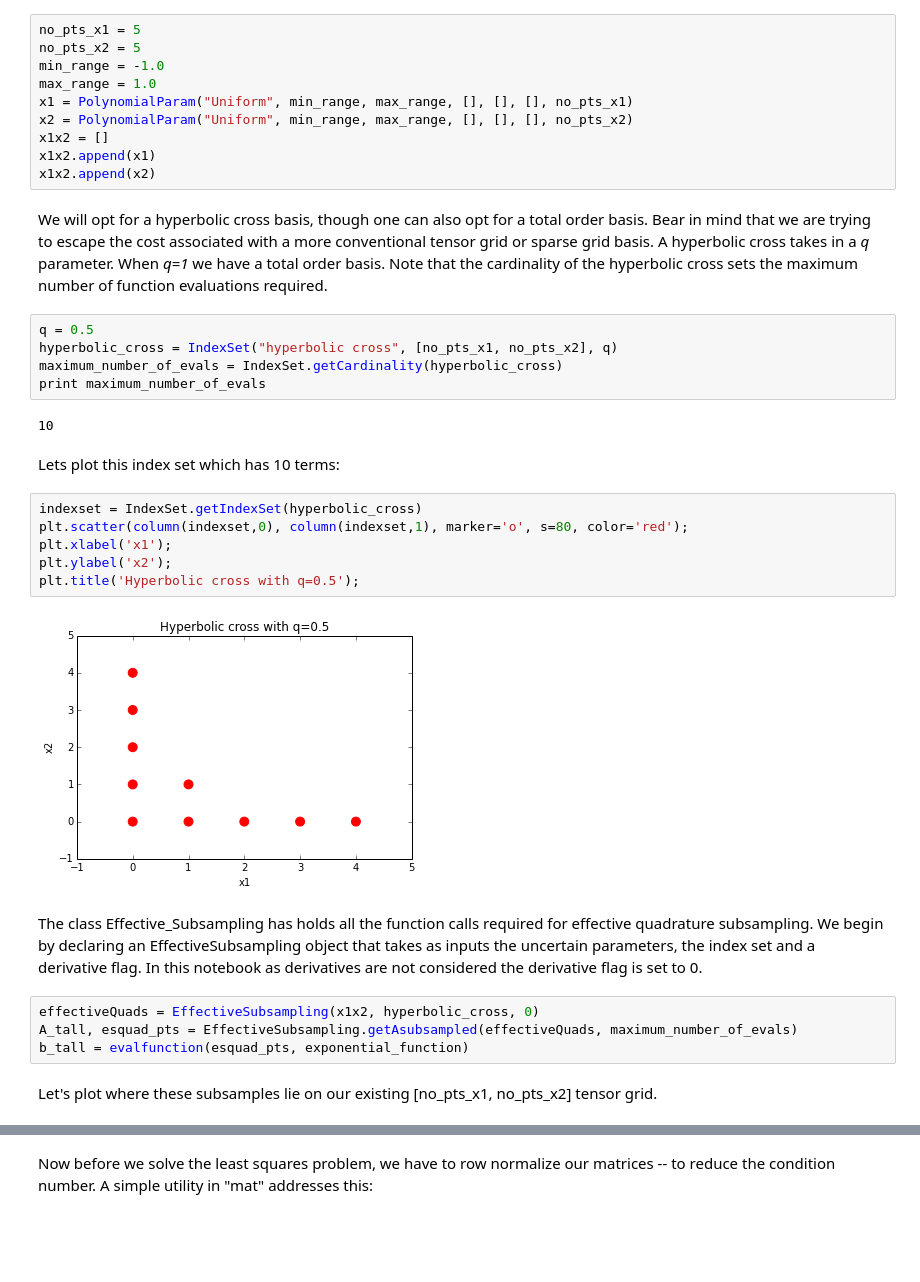
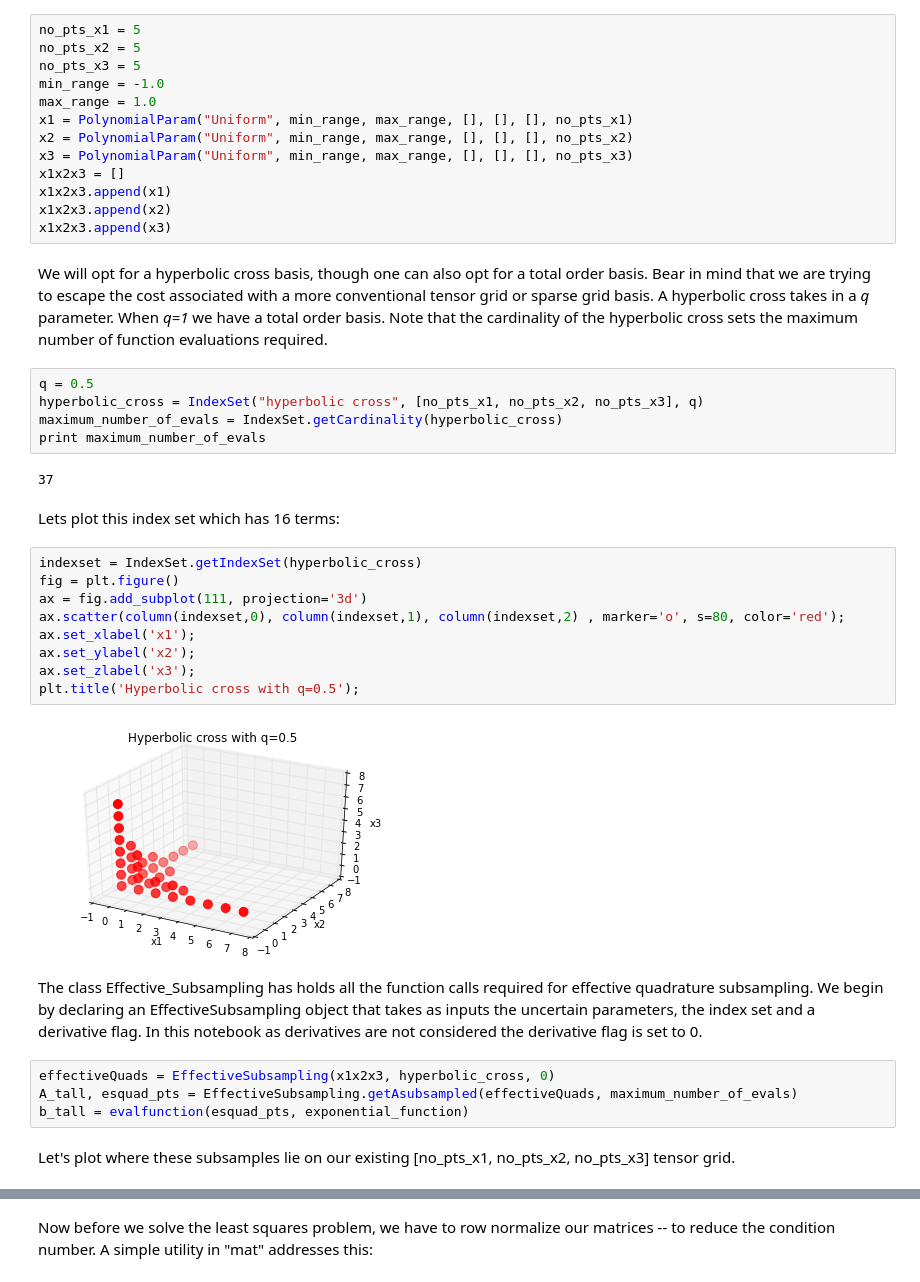
Before and after one commit to equadratures/equadratures, a Jupyter notebook: ipython-notebooks/EffectiveQuadratureSubsampling.ipynb, the cells around one changed output, grey strips where cells are left out. Cells and saved outputs as stored; diff of their text form; blank space fills up the shorter version.

```diff
--- a/ipython-notebooks/EffectiveQuadratureSubsampling.ipynb
+++ b/ipython-notebooks/EffectiveQuadratureSubsampling.ipynb
@@ -30,38 +31,44 @@ Declare the two inputs and their ranges
 # %%
 no_pts_x1 = 5
 no_pts_x2 = 5
+no_pts_x3 = 5
 min_range = -1.0
 max_range = 1.0
 x1 = PolynomialParam("Uniform", min_range, max_range, [], [], [], no_pts_x1)
 x2 = PolynomialParam("Uniform", min_range, max_range, [], [], [], no_pts_x2)
-x1x2 = []
-x1x2.append(x1)
-x1x2.append(x2)
+x3 = PolynomialParam("Uniform", min_range, max_range, [], [], [], no_pts_x3)
+x1x2x3 = []
+x1x2x3.append(x1)
+x1x2x3.append(x2)
+x1x2x3.append(x3)
 # %% [markdown]
 We will opt for a hyperbolic cross basis, though one can also opt for a total order basis. Bear in mind that we are trying to escape the cost associated with a more conventional tensor grid or sparse grid basis. A hyperbolic cross takes in a *q* parameter. When *q=1* we have a total order basis. Note that the cardinality of the hyperbolic cross sets the maximum number of function evaluations required.
 # %%
 q = 0.5
-hyperbolic_cross = IndexSet("hyperbolic cross", [no_pts_x1, no_pts_x2], q)
+hyperbolic_cross = IndexSet("hyperbolic cross", [no_pts_x1, no_pts_x2, no_pts_x3], q)
 maximum_number_of_evals = IndexSet.getCardinality(hyperbolic_cross)
 print maximum_number_of_evals
 # %% [output]
-10
+37
 # %% [markdown]
-Lets plot this index set which has 10 terms:
+Lets plot this index set which has 16 terms:
 # %%
 indexset = IndexSet.getIndexSet(hyperbolic_cross)
-plt.scatter(column(indexset,0), column(indexset,1), marker='o', s=80, color='red');
-plt.xlabel('x1');
-plt.ylabel('x2');
+fig = plt.figure()
+ax = fig.add_subplot(111, projection='3d')
+ax.scatter(column(indexset,0), column(indexset,1), column(indexset,2) , marker='o', s=80, color='red');
+ax.set_xlabel('x1');
+ax.set_ylabel('x2');
+ax.set_zlabel('x3');
 plt.title('Hyperbolic cross with q=0.5');
 # %% [output]
-[figure, old version]
+[figure, new version]
 # %% [markdown]
 The class Effective_Subsampling has holds all the function calls required for effective quadrature subsampling. We begin by declaring an EffectiveSubsampling object that takes as inputs the uncertain parameters, the index set and a derivative flag. In this notebook as derivatives are not considered the derivative flag is set to 0.
 # %%
-effectiveQuads = EffectiveSubsampling(x1x2, hyperbolic_cross, 0)
+effectiveQuads = EffectiveSubsampling(x1x2x3, hyperbolic_cross, 0)
 A_tall, esquad_pts = EffectiveSubsampling.getAsubsampled(effectiveQuads, maximum_number_of_evals)
 b_tall = evalfunction(esquad_pts, exponential_function)
 # %% [markdown]
-Let's plot where these subsamples lie on our existing [no_pts_x1, no_pts_x2] tensor grid.
+Let's plot where these subsamples lie on our existing [no_pts_x1, no_pts_x2, no_pts_x3] tensor grid.
 # %%
```
Also changed, not shown: parts of 6 cells of this notebook, 2 other files.
